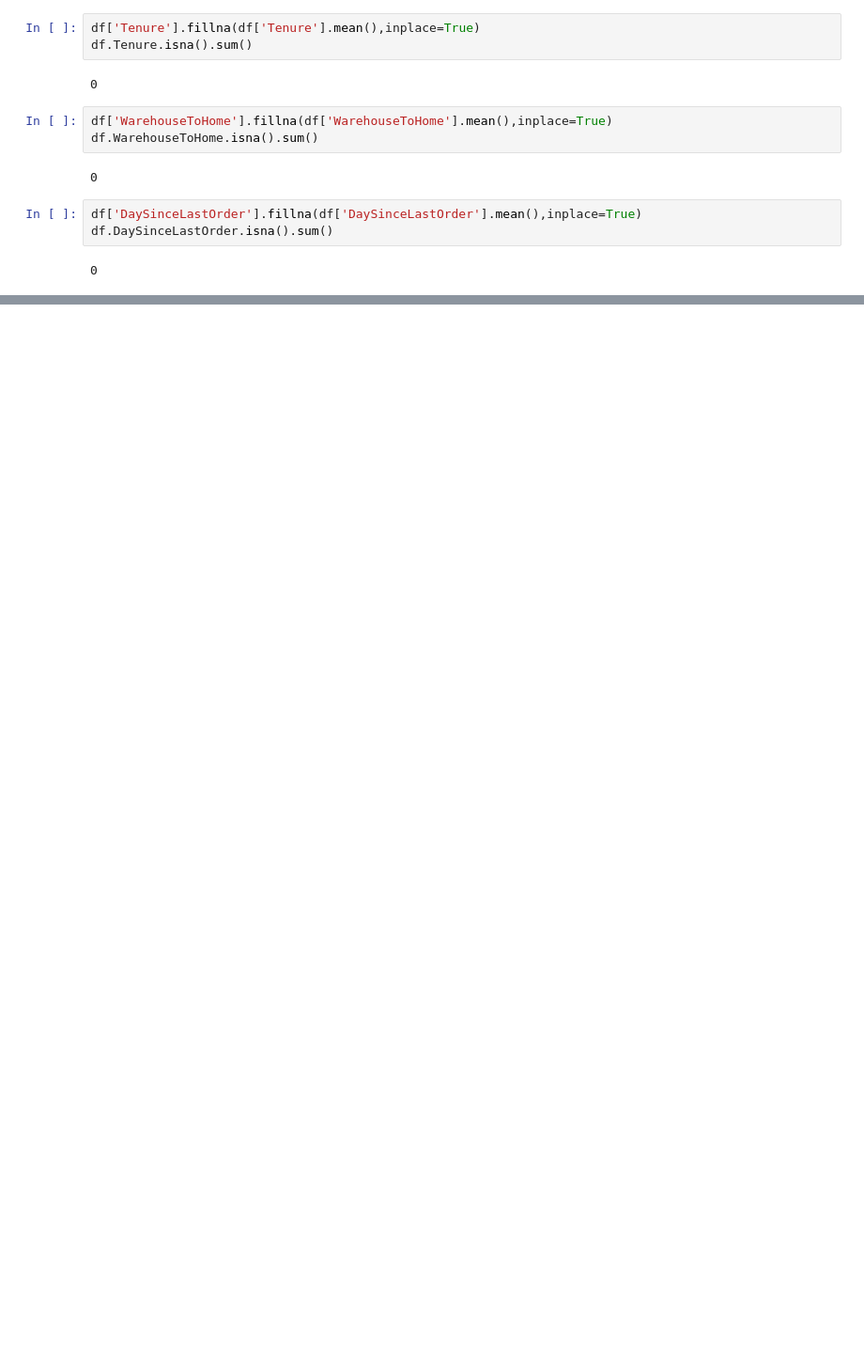
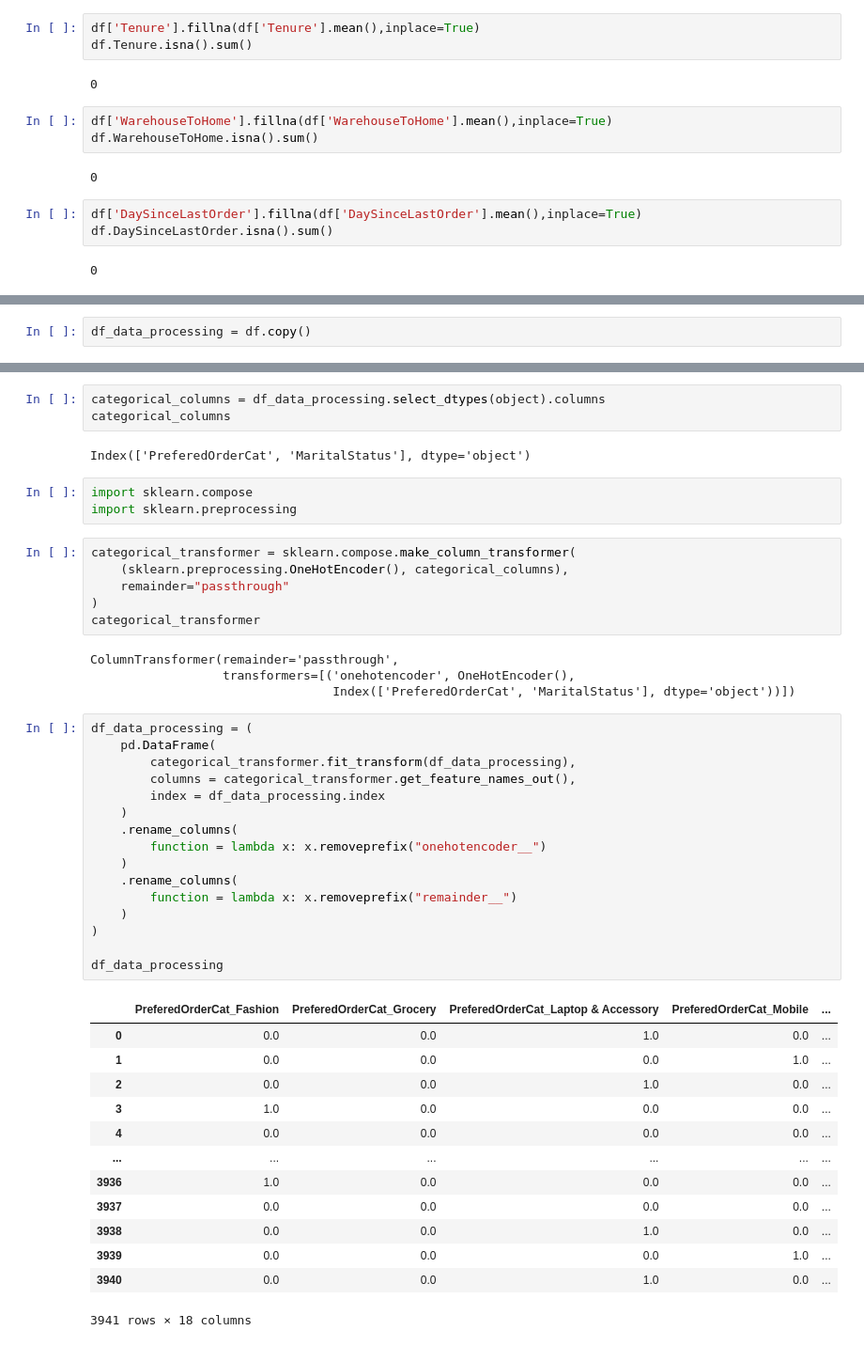
Before and after one commit to cesarmayta/BOOTCAMP_DSG1, a Jupyter notebook: dia2/09_arbol_decision_binomial_ejercicio.ipynb, the cells around one changed output, grey strips where cells are left out. Shown at 94% size. Cells and saved outputs as stored; diff of their text form; blank space fills up the shorter version.

```diff
--- a/dia2/09_arbol_decision_binomial_ejercicio.ipynb
+++ b/dia2/09_arbol_decision_binomial_ejercicio.ipynb
@@ -188,0 +195,2 @@ df.DaySinceLastOrder.isna().sum()
+# %%
+df_data_processing = df.copy()
@@ -188,0 +213,48 @@ df.DaySinceLastOrder.isna().sum()
+# %%
+categorical_columns = df_data_processing.select_dtypes(object).columns
+categorical_columns
+# %% [output]
+Index(['PreferedOrderCat', 'MaritalStatus'], dtype='object')
+# %%
+import sklearn.compose
+import sklearn.preprocessing
+# %%
+categorical_transformer = sklearn.compose.make_column_transformer(
+    (sklearn.preprocessing.OneHotEncoder(), categorical_columns),
+    remainder="passthrough"
+)
+categorical_transformer
+# %% [output]
+ColumnTransformer(remainder='passthrough',
+                  transformers=[('onehotencoder', OneHotEncoder(),
+                                 Index(['PreferedOrderCat', 'MaritalStatus'], dtype='object'))])
+# %%
+df_data_processing = (
+    pd.DataFrame(
+        categorical_transformer.fit_transform(df_data_processing),
+        columns = categorical_transformer.get_feature_names_out(),
+        index = df_data_processing.index
+    )
+    .rename_columns(
+        function = lambda x: x.removeprefix("onehotencoder__")
+    )
+    .rename_columns(
+        function = lambda x: x.removeprefix("remainder__")
+    )
+)
+
+df_data_processing
+# %% [output]
+|  | PreferedOrderCat_Fashion | PreferedOrderCat_Grocery | PreferedOrderCat_Laptop & Accessory | PreferedOrderCat_Mobile | ... |
+| 0 | 0.0 | 0.0 | 1.0 | 0.0 | ... |
+| 1 | 0.0 | 0.0 | 0.0 | 1.0 | ... |
+| 2 | 0.0 | 0.0 | 1.0 | 0.0 | ... |
+| 3 | 1.0 | 0.0 | 0.0 | 0.0 | ... |
+| 4 | 0.0 | 0.0 | 0.0 | 0.0 | ... |
+| ... | ... | ... | ... | ... | ... |
+| 3936 | 1.0 | 0.0 | 0.0 | 0.0 | ... |
+| 3937 | 0.0 | 0.0 | 0.0 | 0.0 | ... |
+| 3938 | 0.0 | 0.0 | 1.0 | 0.0 | ... |
+| 3939 | 0.0 | 0.0 | 0.0 | 1.0 | ... |
+| 3940 | 0.0 | 0.0 | 1.0 | 0.0 | ... |
+3941 rows × 18 columns
```
Also changed, not shown: parts of 6 cells of this notebook.
